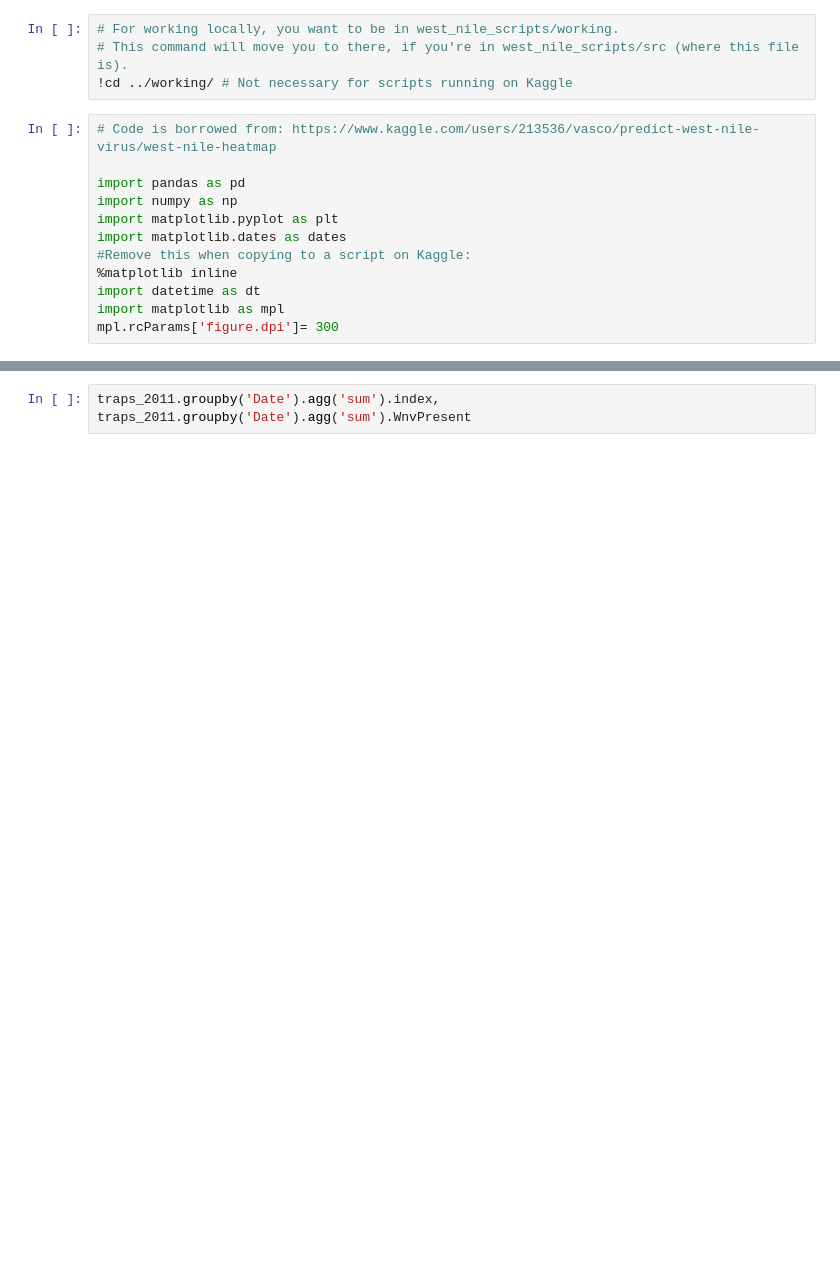
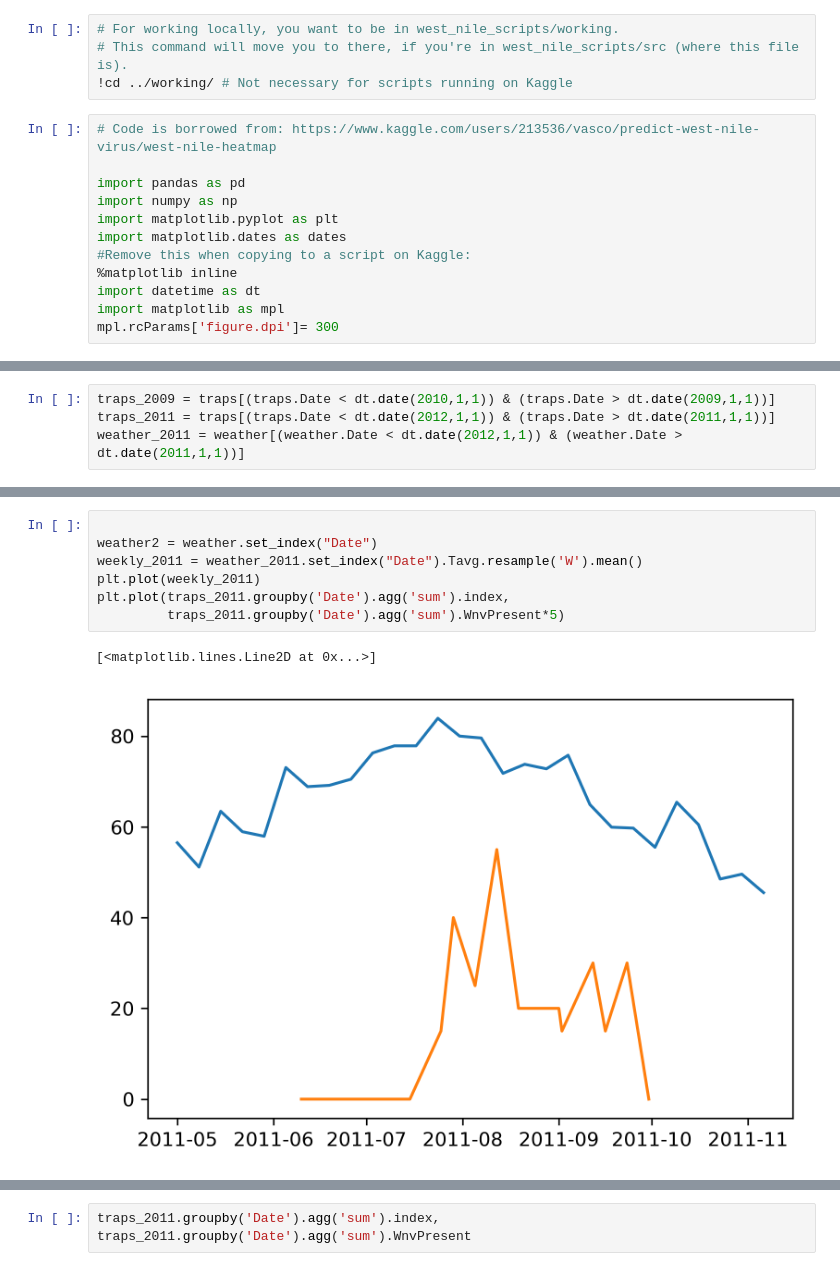
Before and after one commit to pmin91/DS_projects, a Jupyter notebook: 03 - mcnulty/west_nile/src/measurement_locations.ipynb, the cells around one changed output, grey strips where cells are left out. Saved outputs shown, nothing was run; the diff lists cells and outputs as text; blank space fills up the shorter version.

```diff
--- a/03 - mcnulty/west_nile/src/measurement_locations.ipynb
+++ b/03 - mcnulty/west_nile/src/measurement_locations.ipynb
@@ -85,3 +173,7 @@ weather.head(10)
+# %%
+traps_2009 = traps[(traps.Date < dt.date(2010,1,1)) & (traps.Date > dt.date(2009,1,1))]
+traps_2011 = traps[(traps.Date < dt.date(2012,1,1)) & (traps.Date > dt.date(2011,1,1))]
+weather_2011 = weather[(weather.Date < dt.date(2012,1,1)) & (weather.Date > dt.date(2011,1,1))]
 # %%
 # dates = dates.date2num(weather.Date)
 # plt.plot_date(dates, weather.Tavg)
@@ -93,0 +190,10 @@ plt.gcf().autofmt_xdate()
+# %%
+
+weather2 = weather.set_index("Date")
+weekly_2011 = weather_2011.set_index("Date").Tavg.resample('W').mean()
+plt.plot(weekly_2011)
+plt.plot(traps_2011.groupby('Date').agg('sum').index,
+         traps_2011.groupby('Date').agg('sum').WnvPresent*5)
+# %% [output]
+[<matplotlib.lines.Line2D at 0x...>]
+[figure, added]
```
Also changed, not shown: parts of 26 cells of this notebook, 2 other files.
